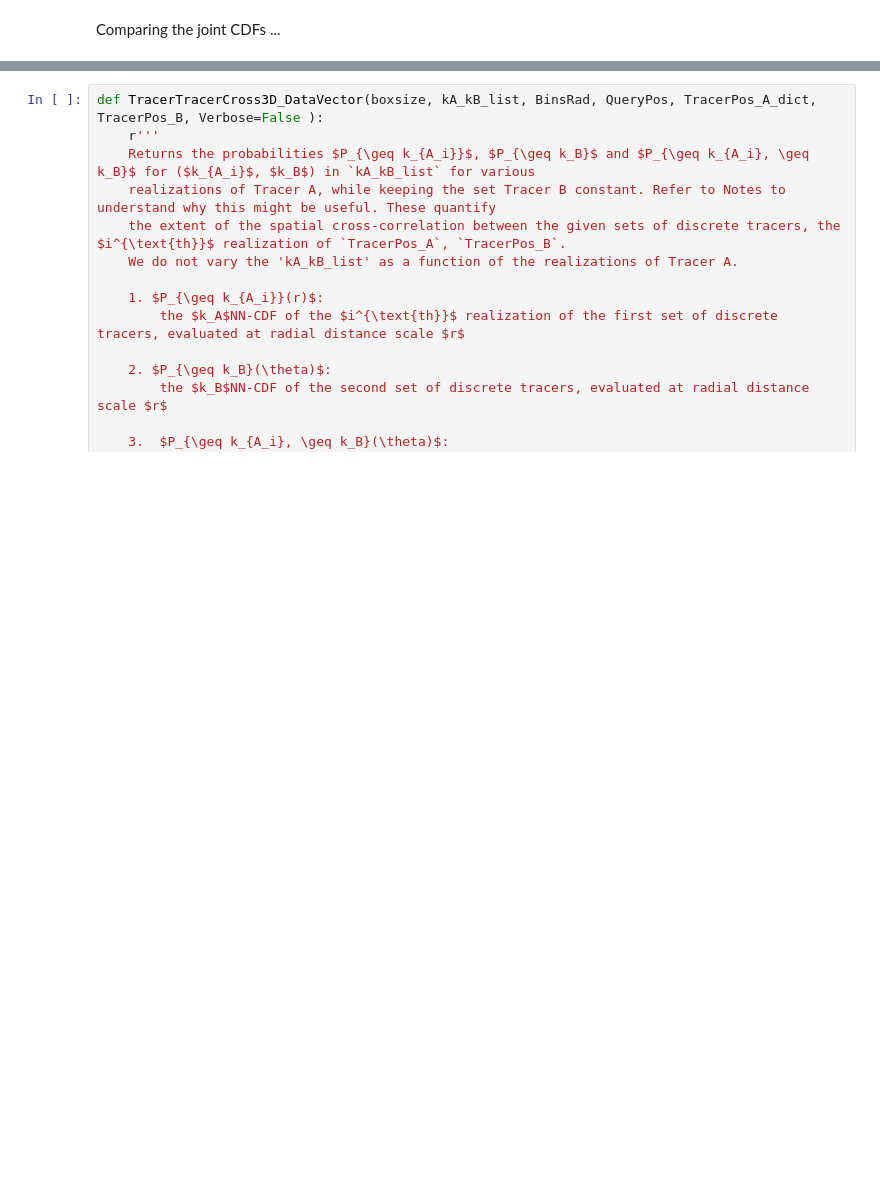
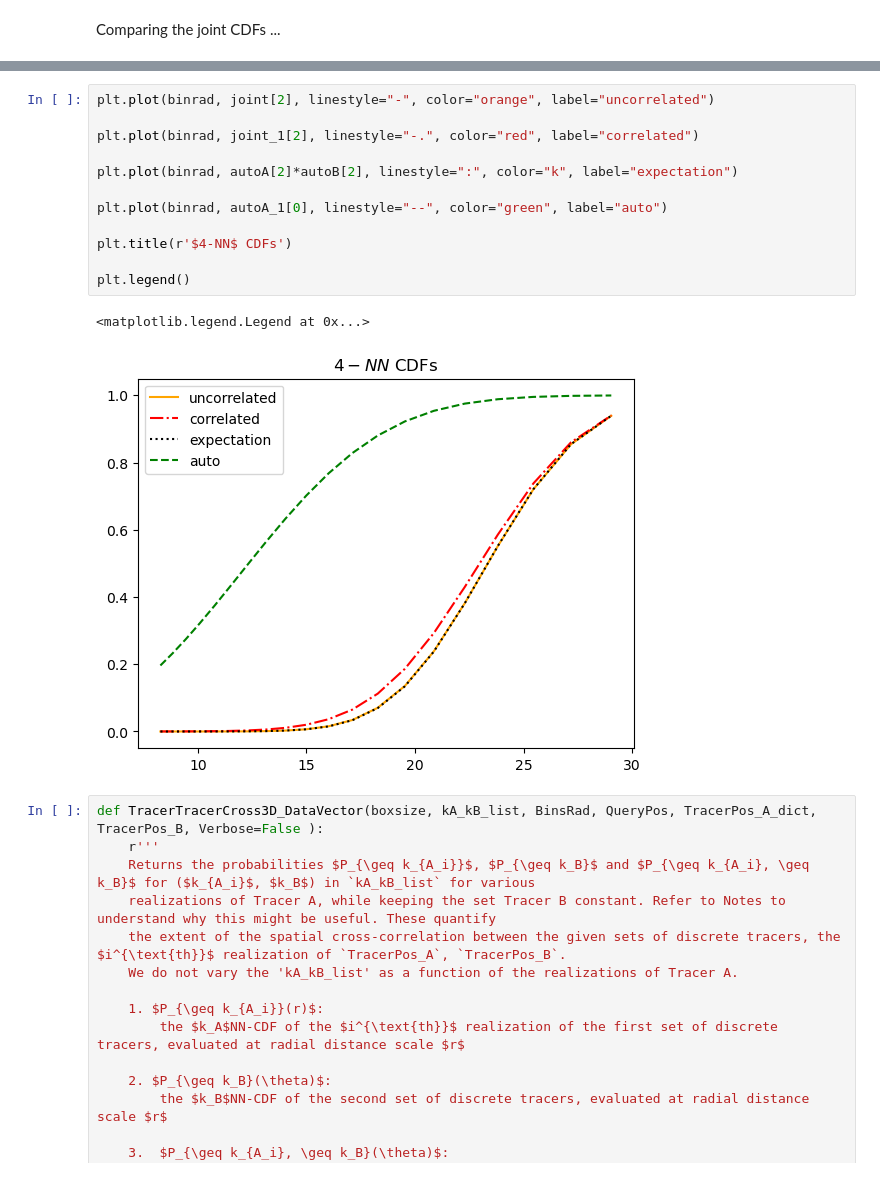
Before and after one commit to vikhyat108/kNNpy, a Jupyter notebook: kNN_ASMR/kNN_3D/Tests_Anargha_kNN3D.ipynb, the cells around one changed output, grey strips where cells are left out. Saved outputs shown, nothing was run; the diff lists cells and outputs as text; blank space fills up the shorter version.

```diff
--- a/kNN_ASMR/kNN_3D/Tests_Anargha_kNN3D.ipynb
+++ b/kNN_ASMR/kNN_3D/Tests_Anargha_kNN3D.ipynb
@@ -857,3 +812,18 @@ plt.axhline(y=1)
+# %%
+plt.plot(binrad, joint[2], linestyle="-", color="orange", label="uncorrelated")
+
+plt.plot(binrad, joint_1[2], linestyle="-.", color="red", label="correlated")
+
+plt.plot(binrad, autoA[2]*autoB[2], linestyle=":", color="k", label="expectation")
+
+plt.plot(binrad, autoA_1[0], linestyle="--", color="green", label="auto")
+
+plt.title(r'$4-NN$ CDFs')
+
+plt.legend()
+# %% [output]
+<matplotlib.legend.Legend at 0x...>
+[figure, added]
 # %%
 def TracerTracerCross3D_DataVector(boxsize, kA_kB_list, BinsRad, QueryPos, TracerPos_A_dict, TracerPos_B, Verbose=False ):
     r'''
```
Also changed, not shown: parts of 32 cells of this notebook.
